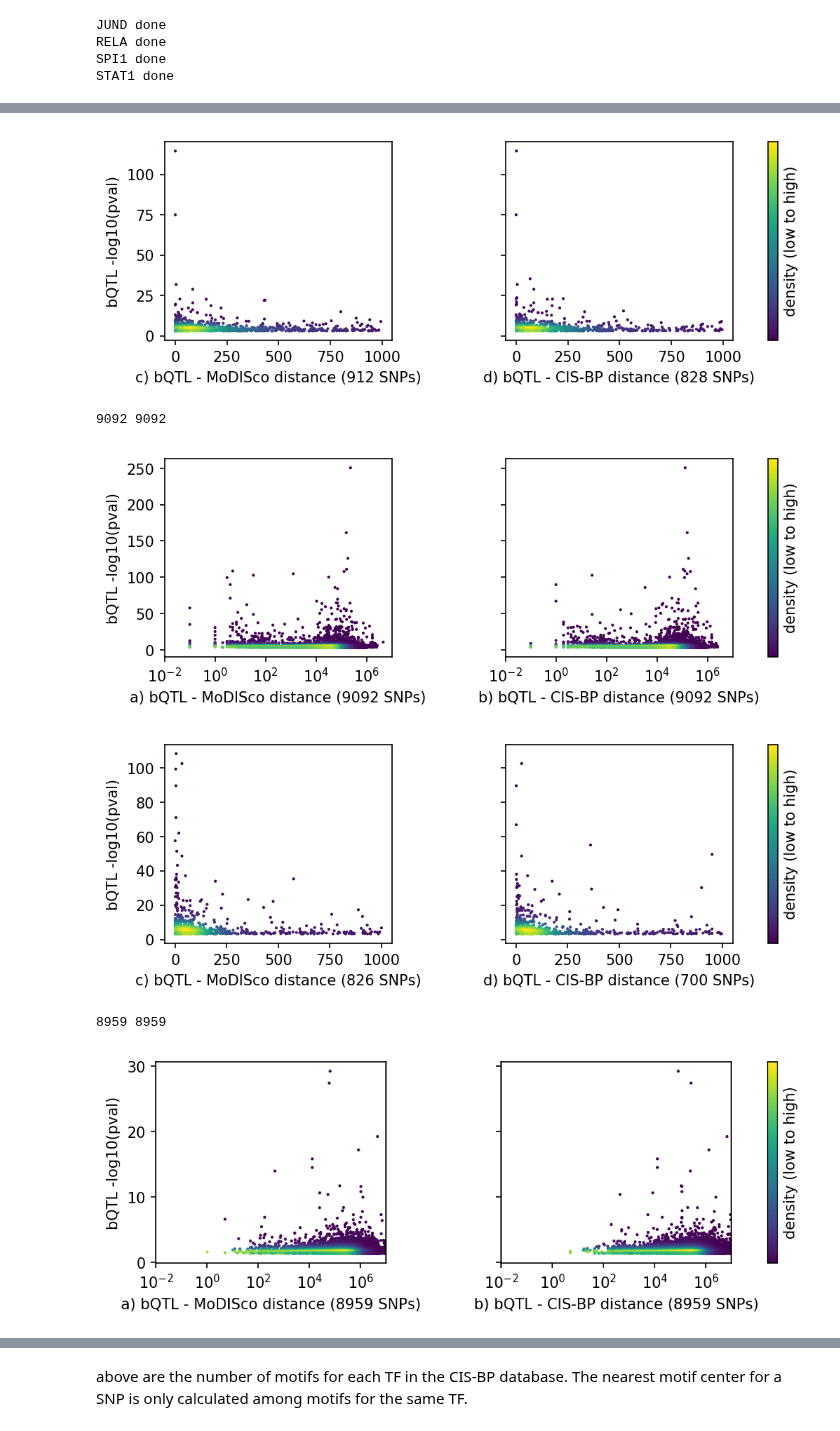
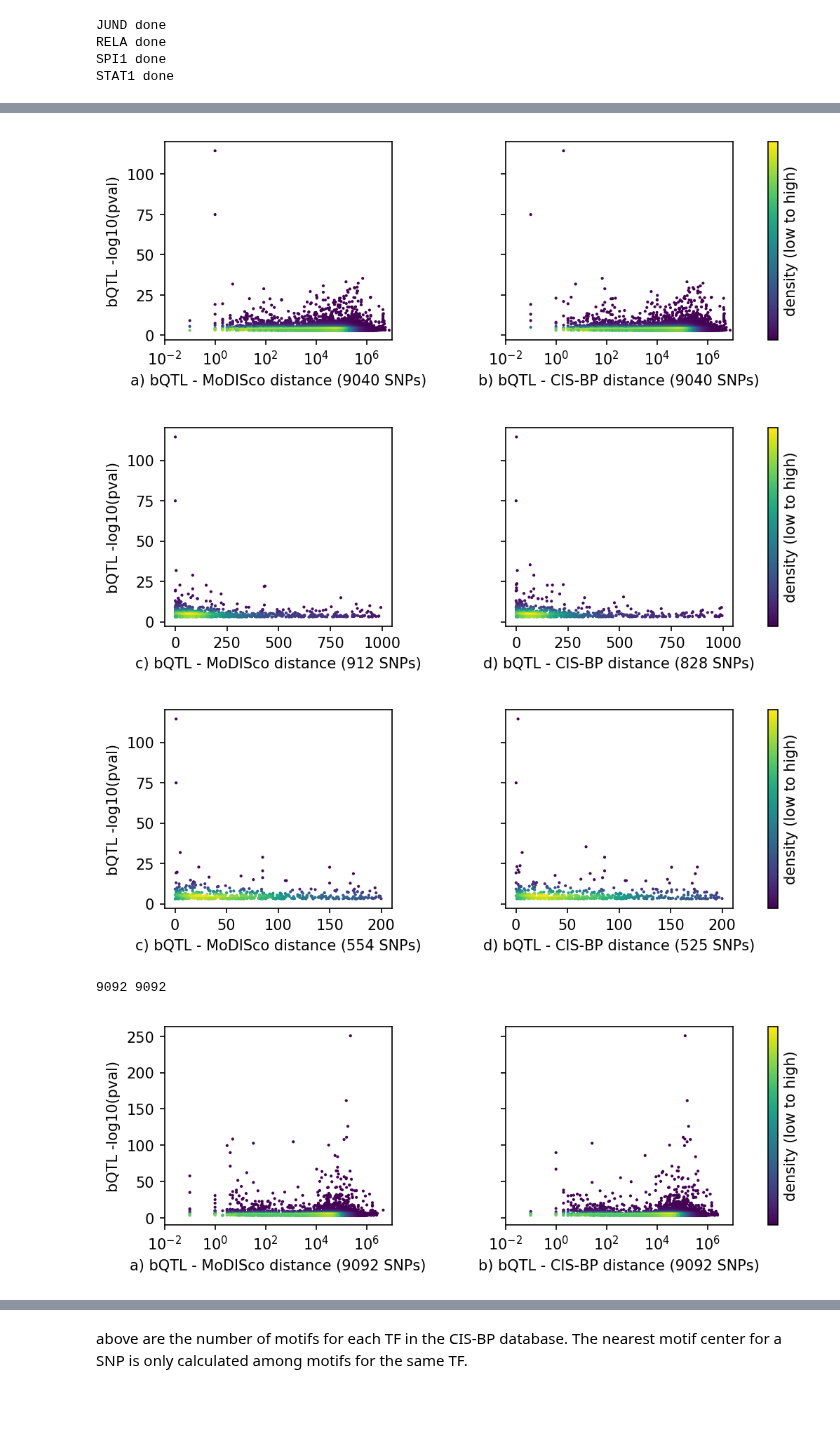
Before and after one commit to kundajelab/tfmodisco_bio_experiments, a Jupyter notebook: results/nandi/CIS-BP/bQTL_comp_modisco_cisbp.ipynb, the cells around one changed output, grey strips where cells are left out. Saved outputs shown, nothing was run; the diff lists cells and outputs as text; code cells hidden in the pictures; blank space fills up the shorter version.

```diff
--- a/results/nandi/CIS-BP/bQTL_comp_modisco_cisbp.ipynb
+++ b/results/nandi/CIS-BP/bQTL_comp_modisco_cisbp.ipynb
@@ -138,6 +138,35 @@ for i, tf in enumerate(tf_list):
     plt.show()
     fig.savefig("under_1ksummit/" + tf + "_cmp_1k.png", bbox_inches='tight')
 
+
+    x = [item[0] for item in snp_list_m if item[1] > 0 and item[0] <= 200]
+    y = [item[1] for item in snp_list_m if item[1] > 0 and item[0] <= 200]
+    xy = np.vstack([x,y])
+    z = gaussian_kde(xy)(xy)
+
+    xc = [item[0] for item in snp_list_c if item[1] > 0 and item[0] <= 200]
+    yc = [item[1] for item in snp_list_c if item[1] > 0 and item[0] <= 200]
+    xyc = np.vstack([xc,yc])
+    zc = gaussian_kde(xyc)(xyc)
+
+
+    fig, (ax1, ax2) = plt.subplots(1, 2, sharex=True, sharey=True, figsize=(10, 2.5), dpi= 150)
+    fig.subplots_adjust(wspace=0.5)
+    fig.subplots_adjust(right=0.8)
+    im = ax1.scatter(x, y, 1, c=z, alpha=1, marker='o', label=".")
+    ax1.set_xlabel("c) bQTL - MoDISco distance (" + str(len(x)) + " SNPs)")
+    ax1.set_ylabel("bQTL -log10(pval)")
+
+    im = ax2.scatter(xc, yc, 1, c=zc, alpha=1, marker='o', label=".")
+    ax2.set_xlabel("d) bQTL - CIS-BP distance (" + str(len(xc)) + " SNPs)")
+    #ax2.set_ylabel("bQTL -log10(pval)")
+
+    cbar = fig.colorbar(im, ax=[ax1, ax2], label='density (low to high)', ticks=[-1, 0, 1])
+    #cbar = fig.colorbar(cax, ticks=[-1, 0, 1], orientation='horizontal')
+    cbar.ax.set_yticklabels(['Low', 'Medium', 'High'])  # horizontal colorbar
+    plt.show()
+    fig.savefig("under_1ksummit/" + tf + "_cmp_200.png", bbox_inches='tight')
+
     # https://stackoverflow.com/questions/20105364/how-can-i-make-a-scatter-plot-colored-by-density-in-matplotlib
 # %% [output]
 9052 9052
@@ -148,6 +177,5 @@ for i, tf in enumerate(tf_list):
-[figure, old version]
+[figure, new version]
-9092 9092
-[figure, old version]
+[figure, new version]
-[figure, old version]
+[figure, new version]
-8959 8959
+9092 9092
-[figure, old version]
+[figure, new version]
```
Also changed, not shown: parts of 1 cell of this notebook, 4 other files.
